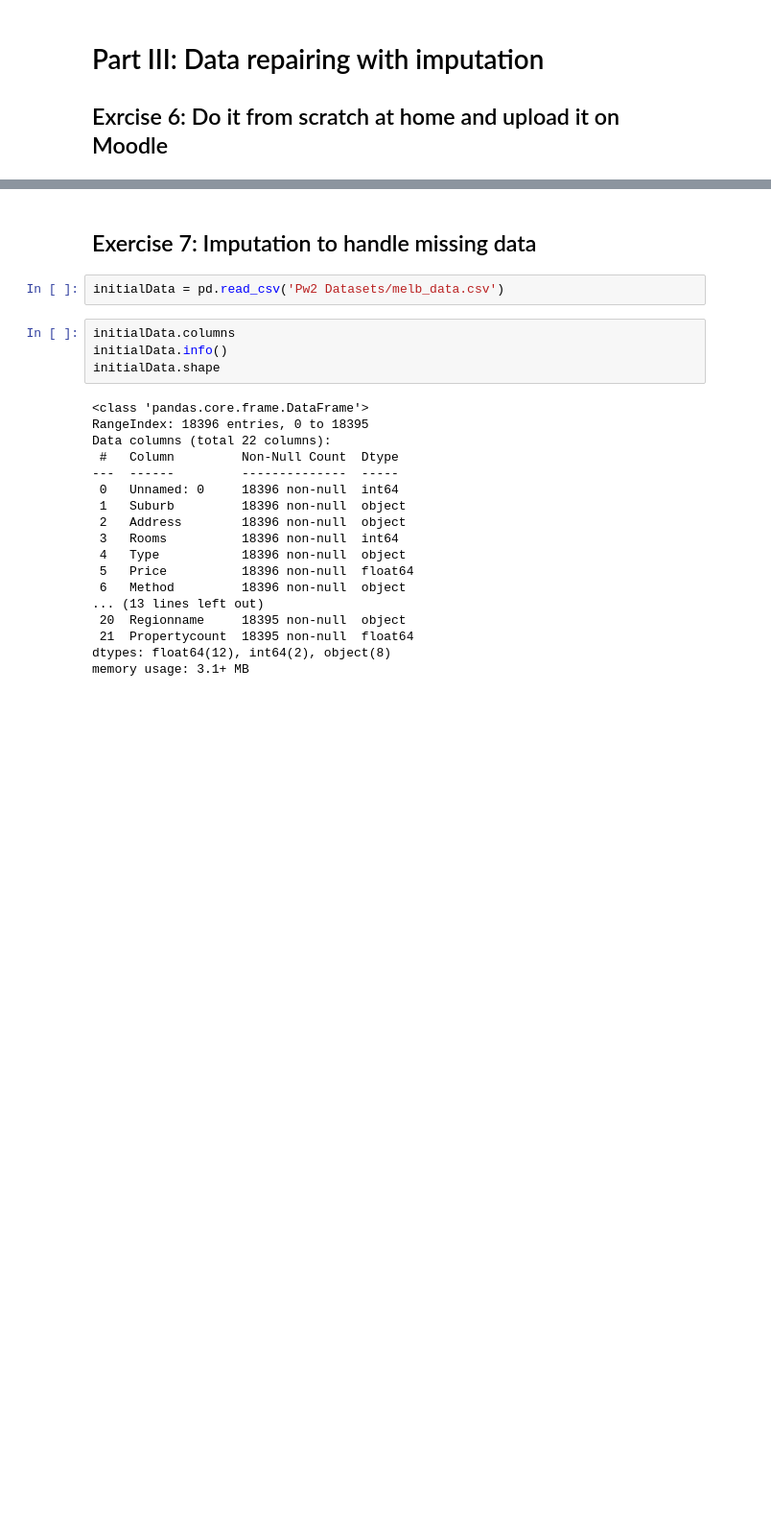
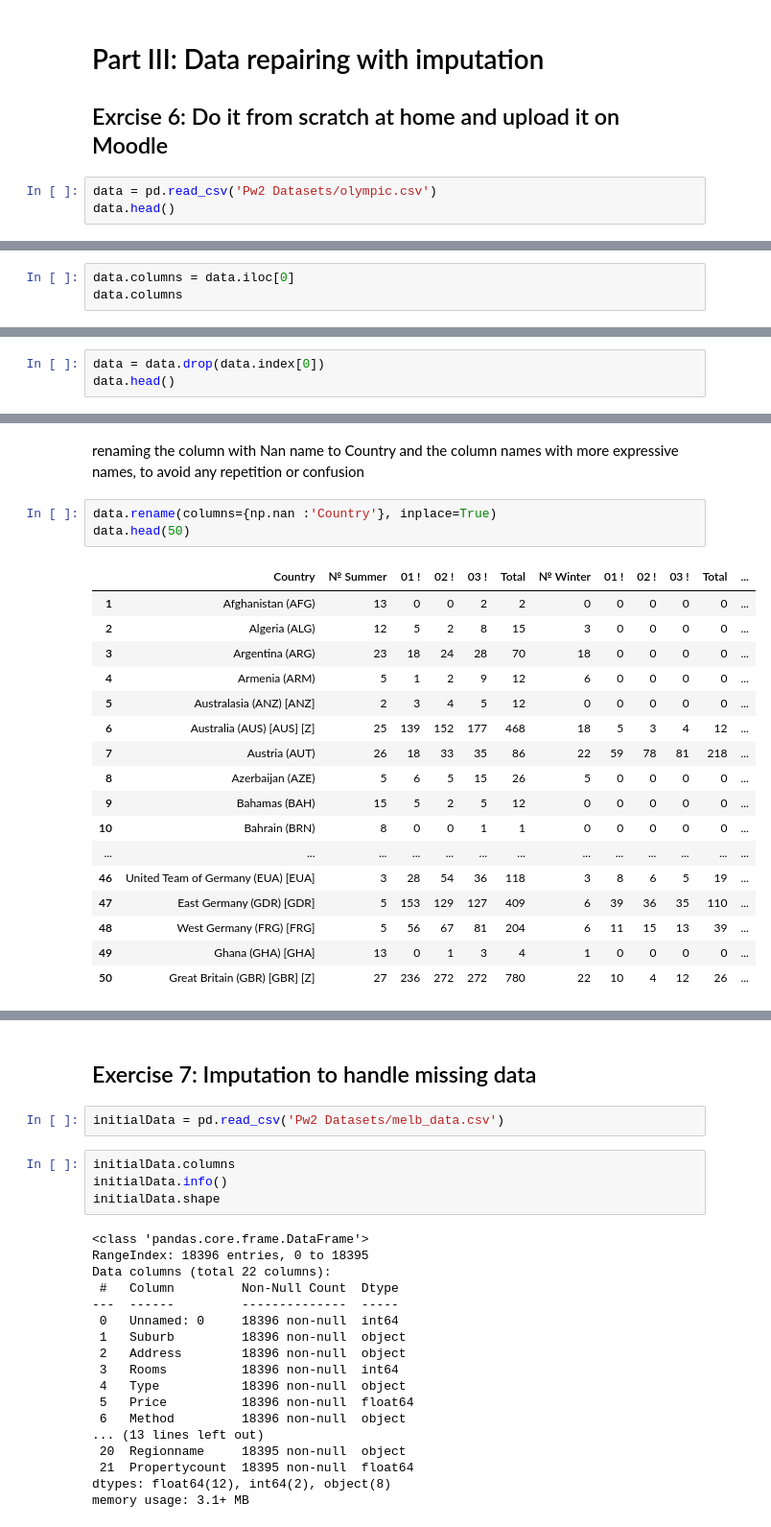
Before and after one commit to Poliaboy/MachineLearningS7, a Jupyter notebook: Alex_Szpakiewicz_TP02.ipynb, the cells around one changed output, grey strips where cells are left out. Shown at 96% size. Cells and saved outputs as stored; diff of their text form; blank space fills up the shorter version.

```diff
--- a/Alex_Szpakiewicz_TP02.ipynb
+++ b/Alex_Szpakiewicz_TP02.ipynb
@@ -351,3 +351,6 @@ pearson_Data.head(50)
 # %% [markdown]
 <h1>Part III: Data repairing with imputation</h1>
 <h2>Exrcise 6: Do it from scratch at home and upload it on Moodle</h2>
+# %%
+data = pd.read_csv('Pw2 Datasets/olympic.csv')
+data.head()
@@ -353,0 +410,3 @@ pearson_Data.head(50)
+# %%
+data.columns = data.iloc[0]
+data.columns
@@ -353,0 +419,3 @@ pearson_Data.head(50)
+# %%
+data = data.drop(data.index[0])
+data.head()
@@ -353,0 +429,23 @@ pearson_Data.head(50)
+# %% [markdown]
+renaming the column with Nan name to Country and the column names with more expressive names, to avoid any repetition or confusion
+# %%
+data.rename(columns={np.nan :'Country'}, inplace=True)
+data.head(50)
+# %% [output]
+|  | Country | № Summer | 01 ! | 02 ! | 03 ! | Total | № Winter | 01 ! | 02 ! | 03 ! | Total | ... |
+| 1 | Afghanistan (AFG) | 13 | 0 | 0 | 2 | 2 | 0 | 0 | 0 | 0 | 0 | ... |
+| 2 | Algeria (ALG) | 12 | 5 | 2 | 8 | 15 | 3 | 0 | 0 | 0 | 0 | ... |
+| 3 | Argentina (ARG) | 23 | 18 | 24 | 28 | 70 | 18 | 0 | 0 | 0 | 0 | ... |
+| 4 | Armenia (ARM) | 5 | 1 | 2 | 9 | 12 | 6 | 0 | 0 | 0 | 0 | ... |
+| 5 | Australasia (ANZ) [ANZ] | 2 | 3 | 4 | 5 | 12 | 0 | 0 | 0 | 0 | 0 | ... |
+| 6 | Australia (AUS) [AUS] [Z] | 25 | 139 | 152 | 177 | 468 | 18 | 5 | 3 | 4 | 12 | ... |
+| 7 | Austria (AUT) | 26 | 18 | 33 | 35 | 86 | 22 | 59 | 78 | 81 | 218 | ... |
+| 8 | Azerbaijan (AZE) | 5 | 6 | 5 | 15 | 26 | 5 | 0 | 0 | 0 | 0 | ... |
+| 9 | Bahamas (BAH) | 15 | 5 | 2 | 5 | 12 | 0 | 0 | 0 | 0 | 0 | ... |
+| 10 | Bahrain (BRN) | 8 | 0 | 0 | 1 | 1 | 0 | 0 | 0 | 0 | 0 | ... |
+| ... | ... | ... | ... | ... | ... | ... | ... | ... | ... | ... | ... | ... |
+| 46 | United Team of Germany (EUA) [EUA] | 3 | 28 | 54 | 36 | 118 | 3 | 8 | 6 | 5 | 19 | ... |
+| 47 | East Germany (GDR) [GDR] | 5 | 153 | 129 | 127 | 409 | 6 | 39 | 36 | 35 | 110 | ... |
+| 48 | West Germany (FRG) [FRG] | 5 | 56 | 67 | 81 | 204 | 6 | 11 | 15 | 13 | 39 | ... |
+| 49 | Ghana (GHA) [GHA] | 13 | 0 | 1 | 3 | 4 | 1 | 0 | 0 | 0 | 0 | ... |
+| 50 | Great Britain (GBR) [GBR] [Z] | 27 | 236 | 272 | 272 | 780 | 22 | 10 | 4 | 12 | 26 | ... |
```
Also changed, not shown: parts of 13 cells of this notebook.
